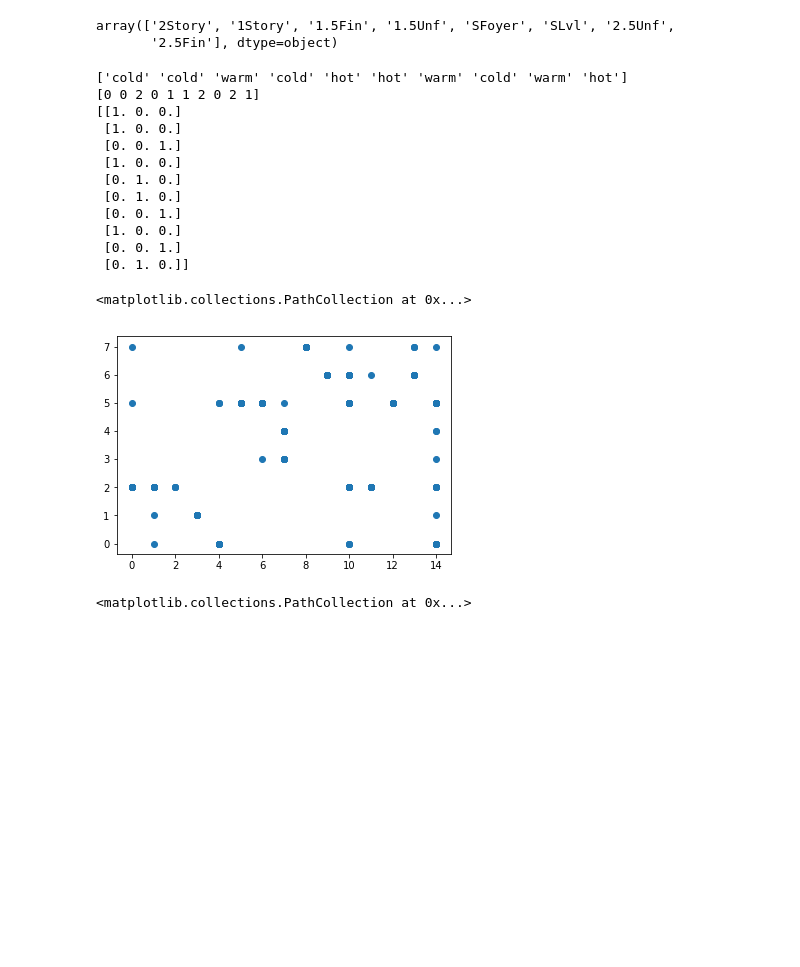
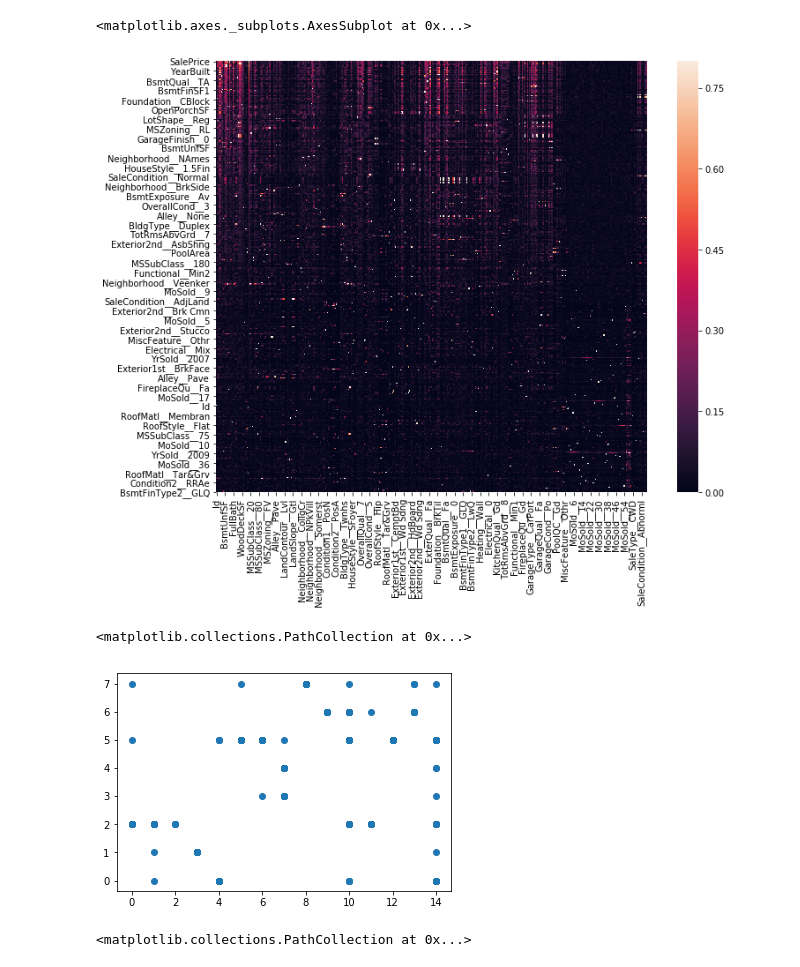
Before and after one commit to xc0878/Machine-Learning-Project, a Jupyter notebook: Fez/scrapsheet.ipynb, the cells around one changed output. Drawn from its saved outputs; the diff is of its cells as text; code cells hidden in the pictures; blank space fills up the shorter version.

```diff
--- a/Fez/scrapsheet.ipynb
+++ b/Fez/scrapsheet.ipynb
@@ -5,6 +5,16 @@ from sklearn.preprocessing import OneHotEncoder
 from numpy import array
 from numpy import argmax
 from sklearn.preprocessing import LabelEncoder
+import matplotlib as plt
+%matplotlib inline
+basement=pd.read_csv('house-prices-advanced-regression-techniques/train.csv')
+attic=pd.read_csv('house-prices-advanced-regression-techniques/test.csv')
+attic['SalePrice']=0
+basement=basement.append(pd.read_csv('house-prices-advanced-regression-techniques/test.csv'),ignore_index = True,sort=False)
+basement.isna().sum(axis=0)[basement.isna().sum(axis=0)>0].index
 
-basement=pd.read_csv('house-prices-advanced-regression-techniques/train.csv')
-basement=basement.iloc[:,:21]
+
+attic.isna().sum(axis=0)[basement.isna().sum(axis=0)>0].index
+
+
+basement
@@ -25,8 +97,14 @@ basement=pd.get_dummies(basement, prefix_sep="__",
 # %%
 basement.to_csv('basement.csv',index=False)
+attic.to_csv('attic.csv',index=False)
-# %% [output]
-array(['2Story', '1Story', '1.5Fin', '1.5Unf', 'SFoyer', 'SLvl', '2.5Unf',
-       '2.5Fin'], dtype=object)
+# %%
+import seaborn as sns
+corrmat = basement.corr().abs().sort_values('SalePrice', ascending=False)
+f, ax = plt.subplots(figsize = (12,9))
+sns.heatmap(corrmat, vmax=0.8, square=True)
+# %% [output]
+<matplotlib.axes._subplots.AxesSubplot at 0x...>
+[figure, added]
 # %%
 # define example
 data = ['cold', 'cold', 'warm', 'cold', 'hot', 'hot', 'warm', 'cold', 'warm', 'hot']
@@ -44,30 +122,15 @@ print(onehot_encoded)
 # invert first example
 inverted = label_encoder.inverse_transform([argmax(onehot_encoded[0, :])])
 print(inverted)
+integer_encoded = label_encoder.fit_transform(basement[basement.columns[i]])
+integer_encoded2 = label_encoder.fit_transform(basement[basement.columns[1]])
+import matplotlib as plt
+%matplotlib inline
+
+plt.pyplot.scatter(x=integer_encoded2, y=integer_encoded)
 # %% [output]
-['cold' 'cold' 'warm' 'cold' 'hot' 'hot' 'warm' 'cold' 'warm' 'hot']
-[0 0 2 0 1 1 2 0 2 1]
-[[1. 0. 0.]
- [1. 0. 0.]
- [0. 0. 1.]
- [1. 0. 0.]
- [0. 1. 0.]
- [0. 1. 0.]
- [0. 0. 1.]
- [1. 0. 0.]
- [0. 0. 1.]
- [0. 1. 0.]]
+<matplotlib.collections.PathCollection at 0x...>
+[figure, added]
-# %%
-
-integer_encoded = label_encoder.fit_transform(basement[basement.columns[i]])
-integer_encoded2 = label_encoder.fit_transform(basement[basement.columns[1]])
-import matplotlib as plt
-%matplotlib inline
-
-plt.pyplot.scatter(x=integer_encoded2, y=integer_encoded)
-# %% [output]
-<matplotlib.collections.PathCollection at 0x...>
-[figure, removed]
 # %%
 df=pd.DataFrame()
 
```
Also changed, not shown: parts of 6 cells of this notebook, 3 other files.
